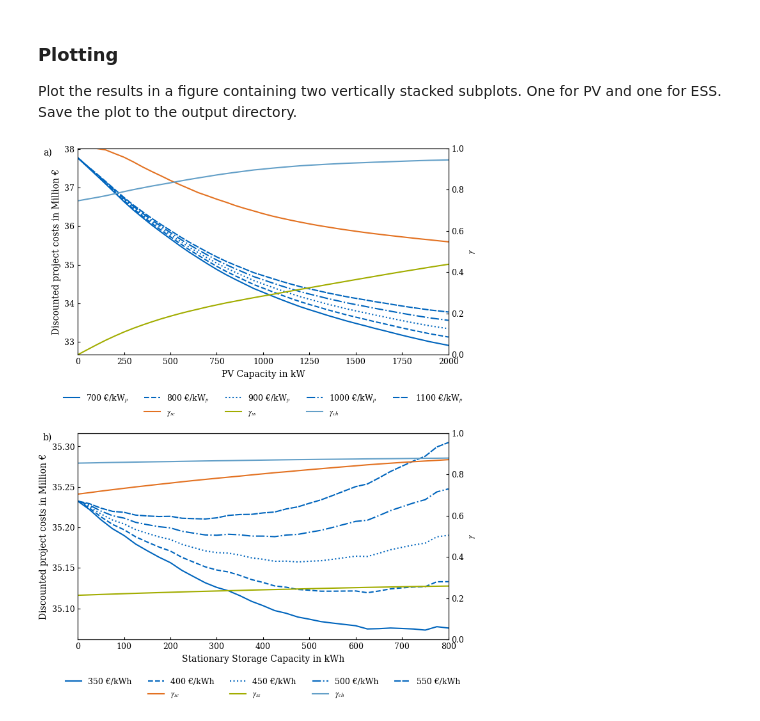
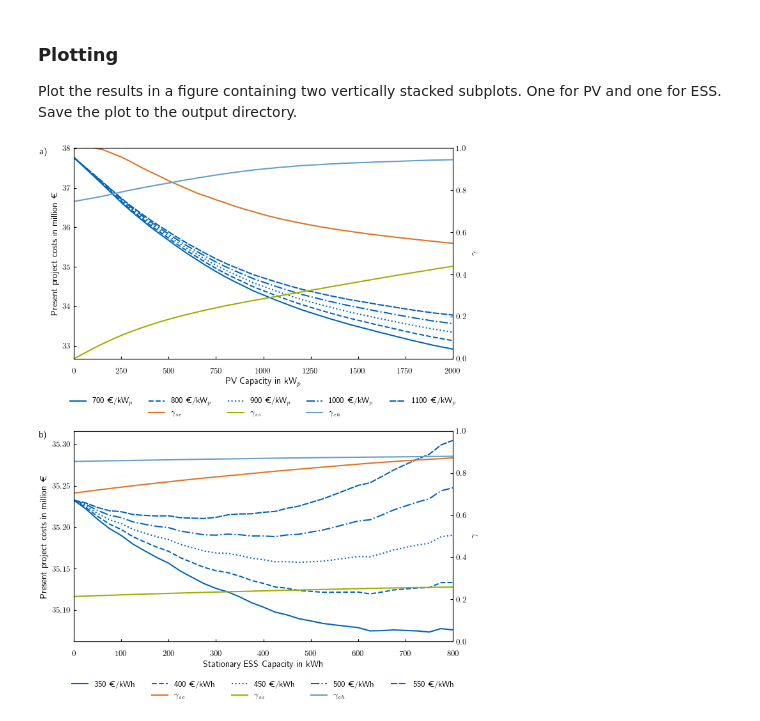
Before and after one commit to TUMFTM/LIFT, a Jupyter notebook: example/paper/run_sensitivity_analysis.ipynb, the cells around one changed output. Drawn from its saved outputs; the diff is of its cells as text; code cells hidden in the pictures.

Commit message:
work on plots

```diff
--- a/example/paper/run_sensitivity_analysis.ipynb
+++ b/example/paper/run_sensitivity_analysis.ipynb
@@ -23,7 +23,12 @@ mpl.rcParams.update(
         "savefig.bbox": "tight",
         "savefig.pad_inches": 0.02,
         # Fonts
-        "font.family": "serif",
+        "pgf.texsystem": "pdflatex",
+        "text.usetex": True,
+        "pgf.rcfonts": False,
+        # "text.usetex": True,
+        # "font.family": "serif",
+        # "font.serif": ["CMU Serif"],
         "font.size": 10,
         "axes.labelsize": 10,
         "axes.titlesize": 10,
@@ -212,7 +217,8 @@ def add_plot(
     # Set x and y axies properties
     ax.set_xlabel(xlabel)
     ax.set_xlim(min(x), max(x))
-    ax.set_ylabel("Discounted project costs in Million €")
+    ax.tick_params(axis="x", pad=10)
+    ax.set_ylabel("Present project costs in million €")
     ax_twin.set_ylabel(r"$\gamma$")
     ax_twin.set_ylim(0.0, 1.0)
 
@@ -223,35 +229,35 @@ def add_plot(
     lines_2, labels_2 = ax_twin.get_legend_handles_labels()
     dummy_handle = Line2D([], [], alpha=0)
 
     handles = [x for pair in zip(lines_1, [dummy_handle, *lines_2, dummy_handle]) for x in pair]
     labels = [x for pair in zip(labels_1, ["", *labels_2, ""]) for x in pair]
 
     # create legend below plotting area
     ax.legend(handles, labels, loc="upper center", bbox_to_anchor=(0.5, -0.15), ncol=5, frameon=False)
 
     # add subplot ID to top left corner of subplot
-    ax.text(-0.07, 1, subplot_id, transform=ax.transAxes, fontsize=10, va="top", ha="right")
+    ax.text(-0.07, 1, subplot_id, transform=ax.transAxes, va="top", ha="right")
 
 
 add_plot(
     ax=ax1,
     subplot_id="a)",
     x=variation_capacities_pv * 1e-3,
     results=results_pv,
     xunit=r"€/kW$_p$",
-    xlabel="PV Capacity in kW",
+    xlabel=r"PV Capacity in kW$_p$",
 )
 add_plot(
     ax=ax2,
     subplot_id="b)",
     x=variation_capacities_ess * 1e-3,
     results=results_ess,
-    xunit="€/kWh",
-    xlabel="Stationary Storage Capacity in kWh",
+    xunit=r"€/kWh",
+    xlabel="Stationary ESS Capacity in kWh",
 )
 
 plt.tight_layout()
 plt.savefig(PATH_OUT / FILENAME_FIGURE)
 plt.show()
 # %% [output]
-[figure, old version]
+[figure, new version]
```
Also changed, not shown: 3 other files.
